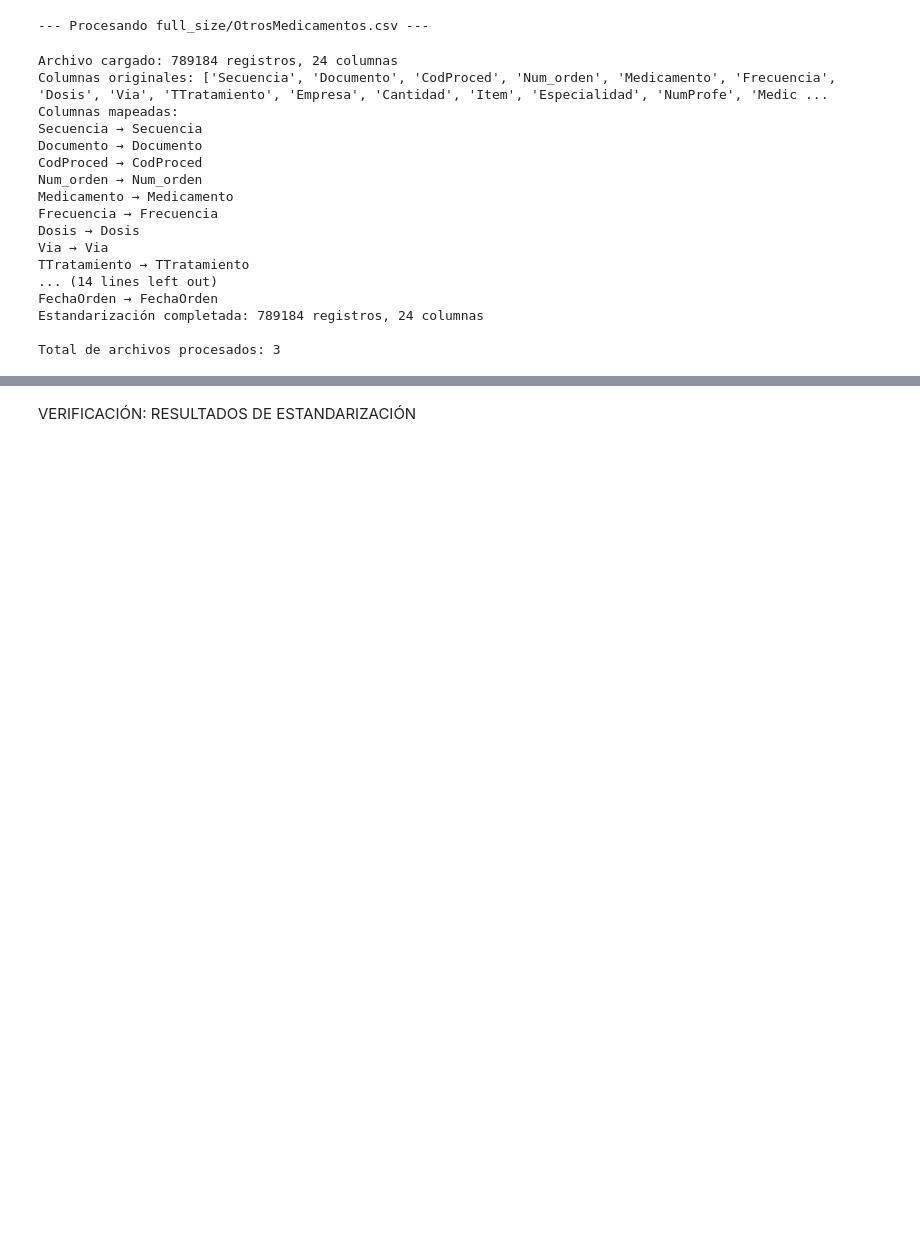
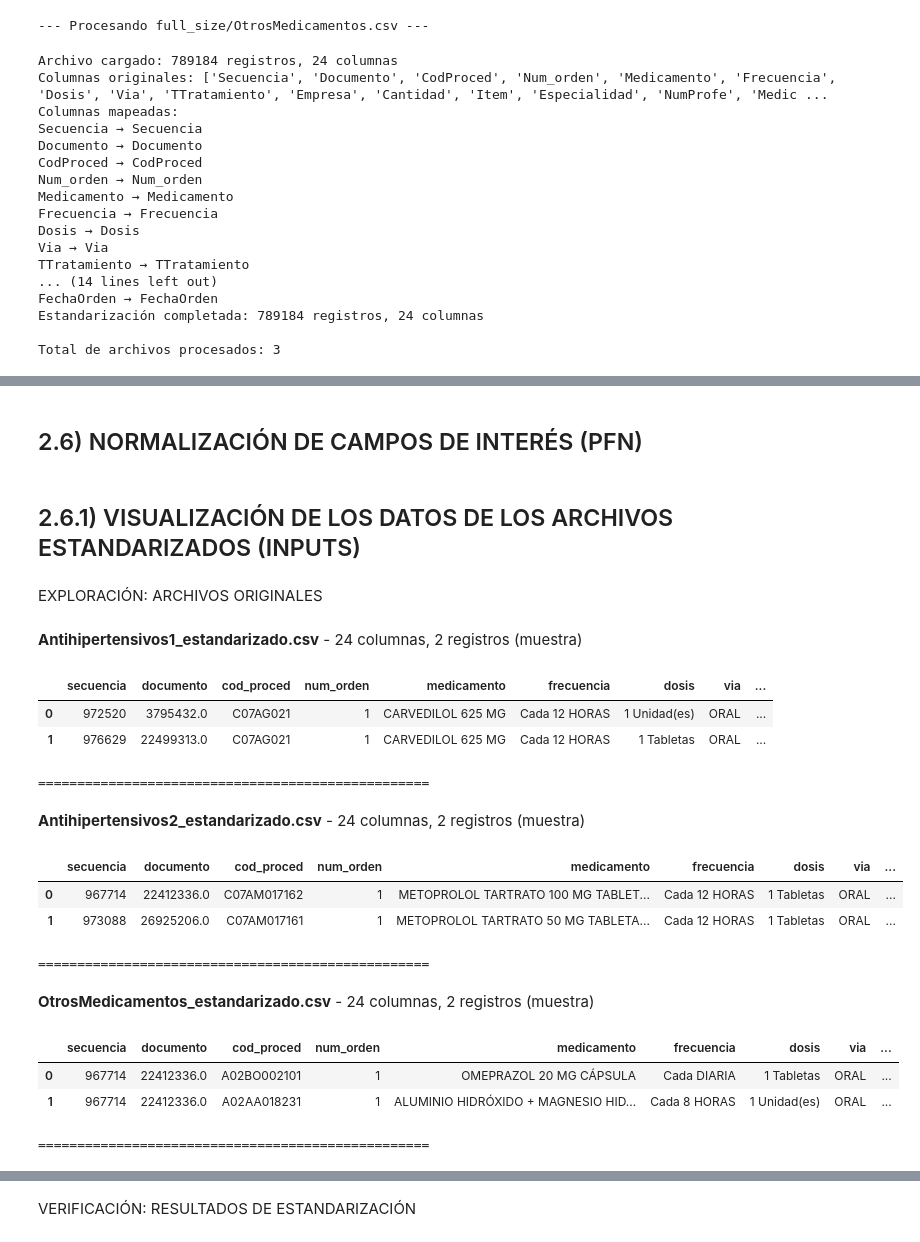
Before and after one commit to Prado500/repoProyectoFinal, a Jupyter notebook: presentacion.ipynb, the cells around one changed output, grey strips where cells are left out. Cells and saved outputs as stored; diff of their text form; code cells hidden in the pictures; blank space fills up the shorter version.

```diff
--- a/presentacion.ipynb
+++ b/presentacion.ipynb
@@ -472,0 +604,37 @@ Total de archivos procesados: 3
+# %% [markdown]
+## 2.6) NORMALIZACIÓN DE CAMPOS DE INTERÉS (PFN)
+# %% [markdown]
+## 2.6.1) VISUALIZACIÓN DE LOS DATOS DE LOS ARCHIVOS ESTANDARIZADOS (INPUTS)
+# %%
+display(Markdown("EXPLORACIÓN: ARCHIVOS ORIGINALES"))
+
+archivos_estandarizados = ['Antihipertensivos1_estandarizado.csv', 'Antihipertensivos2_estandarizado.csv', 'OtrosMedicamentos_estandarizado.csv']
+
+for archivo in archivos_estandarizados:
+    if os.path.exists(archivo):
+        try:
+            df_temp = pd.read_csv(archivo, sep=';', encoding='latin-1', nrows=2)
+            display(Markdown(f"**{archivo}** - {len(df_temp.columns)} columnas, {len(df_temp)} registros (muestra)"))
+            display(df_temp.head(2))
+            print("\n" + "="*50 + "\n")
+        except Exception as e:
+            print(f"Error leyendo {archivo}: {e}")
+    else:
+        print(f"{archivo} - No encontrado")
+# %% [output]
+EXPLORACIÓN: ARCHIVOS ORIGINALES
+**Antihipertensivos1_estandarizado.csv** - 24 columnas, 2 registros (muestra)
+|  | secuencia | documento | cod_proced | num_orden | medicamento | frecuencia | dosis | via | ... |
+| 0 | 972520 | 3795432.0 | C07AG021 | 1 | CARVEDILOL 625 MG | Cada 12 HORAS | 1 Unidad(es) | ORAL | ... |
+| 1 | 976629 | 22499313.0 | C07AG021 | 1 | CARVEDILOL 625 MG | Cada 12 HORAS | 1 Tabletas | ORAL | ... |
+==================================================
+**Antihipertensivos2_estandarizado.csv** - 24 columnas, 2 registros (muestra)
+|  | secuencia | documento | cod_proced | num_orden | medicamento | frecuencia | dosis | via | ... |
+| 0 | 967714 | 22412336.0 | C07AM017162 | 1 | METOPROLOL TARTRATO 100 MG TABLET... | Cada 12 HORAS | 1 Tabletas | ORAL | ... |
+| 1 | 973088 | 26925206.0 | C07AM017161 | 1 | METOPROLOL TARTRATO 50 MG TABLETA... | Cada 12 HORAS | 1 Tabletas | ORAL | ... |
+==================================================
+**OtrosMedicamentos_estandarizado.csv** - 24 columnas, 2 registros (muestra)
+|  | secuencia | documento | cod_proced | num_orden | medicamento | frecuencia | dosis | via | ... |
+| 0 | 967714 | 22412336.0 | A02BO002101 | 1 | OMEPRAZOL 20 MG CÁPSULA | Cada DIARIA | 1 Tabletas | ORAL | ... |
+| 1 | 967714 | 22412336.0 | A02AA018231 | 1 | ALUMINIO HIDRÓXIDO + MAGNESIO HID... | Cada 8 HORAS | 1 Unidad(es) | ORAL | ... |
+==================================================
```
Also changed, not shown: parts of 30 cells of this notebook.
